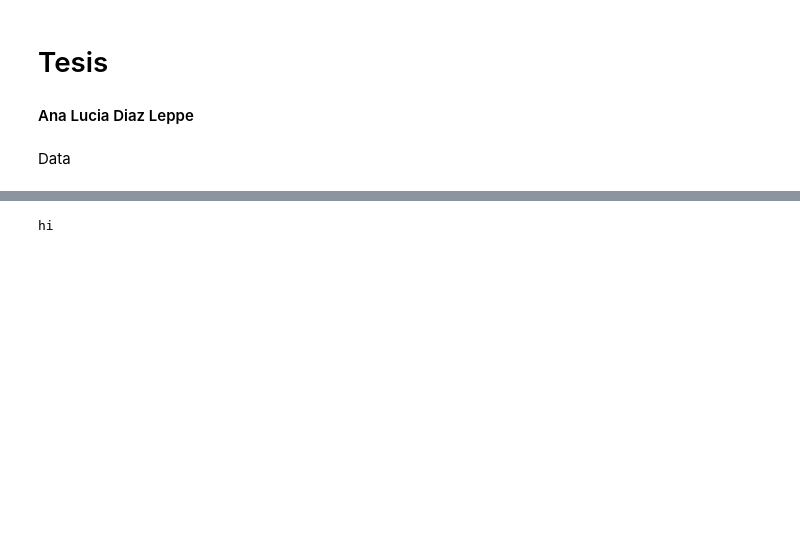
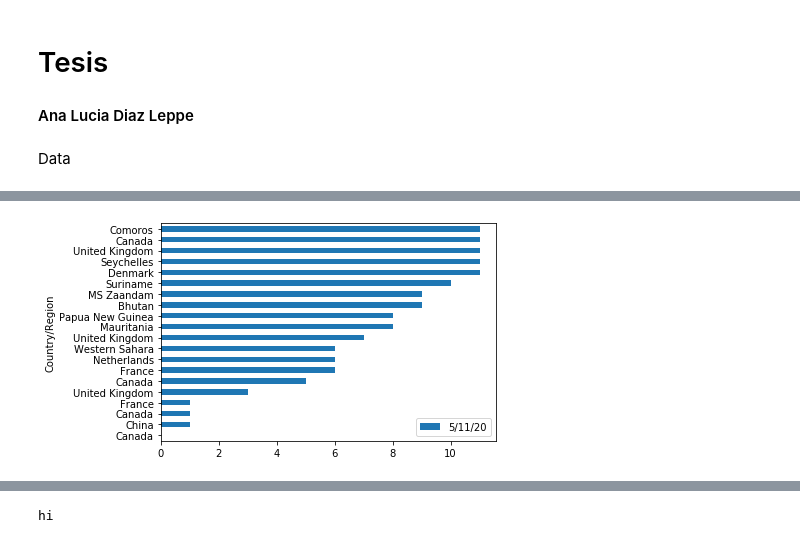
Before and after one commit to LEPPEDIAZ/Pandemias_Mundiales, a Jupyter notebook: Analisis.ipynb, the cells around one changed output, grey strips where cells are left out. Saved outputs shown, nothing was run; the diff lists cells and outputs as text; code cells hidden in the pictures; blank space fills up the shorter version.

```diff
--- a/Analisis.ipynb
+++ b/Analisis.ipynb
@@ -43,0 +74,6 @@ all_confirmed2 = confirmedcovid.plot.barh(x = 'Country/Region', y = confirmedcov
+# %%
+top_covid_confirmed = confirmedcovid.nsmallest(20, confirmedcovid.columns[-1])
+top_covid_confirmed.head()
+top_covid_confirmed_graph = top_covid_confirmed.plot.barh(x = 'Country/Region', y = top_covid_confirmed.columns[-1])
+# %% [output]
+[figure, added]
```
Also changed, not shown: parts of 6 cells of this notebook, 1 other file.
